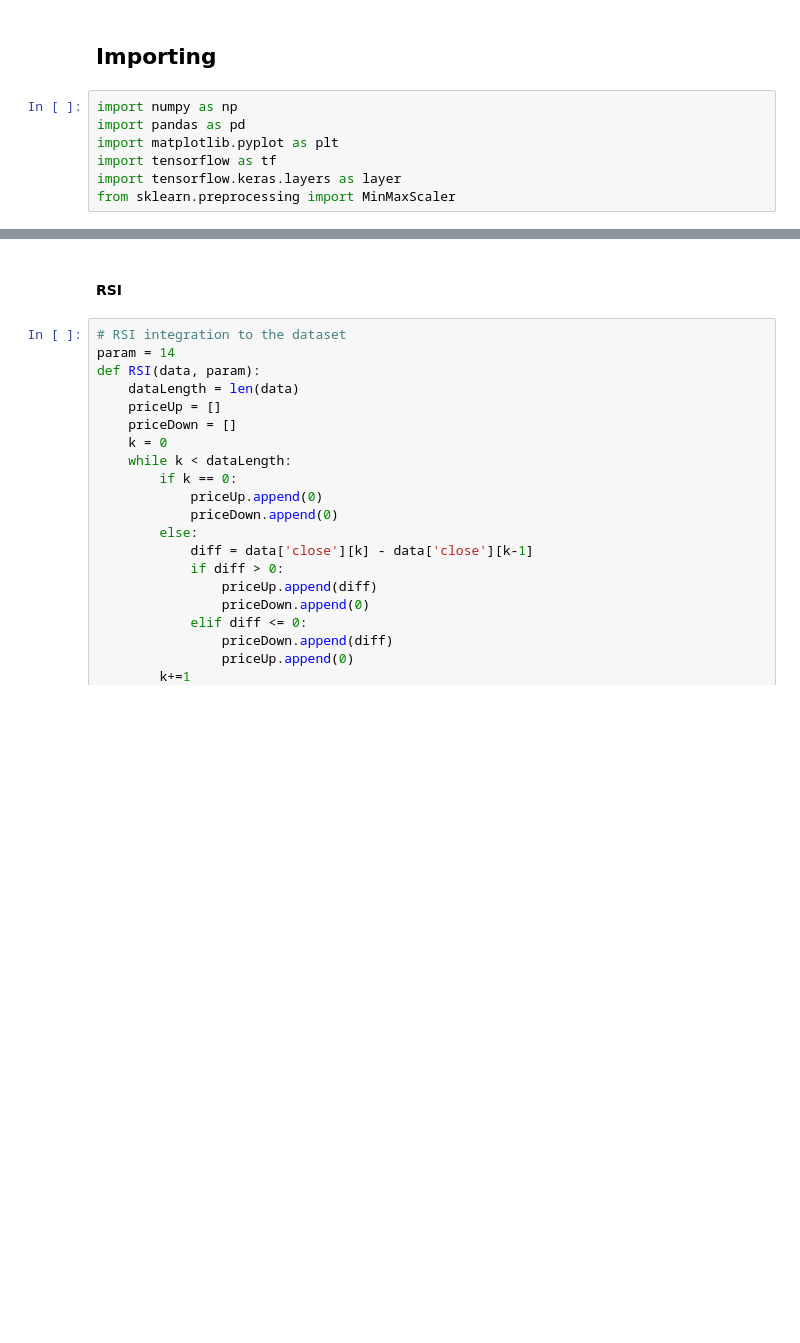
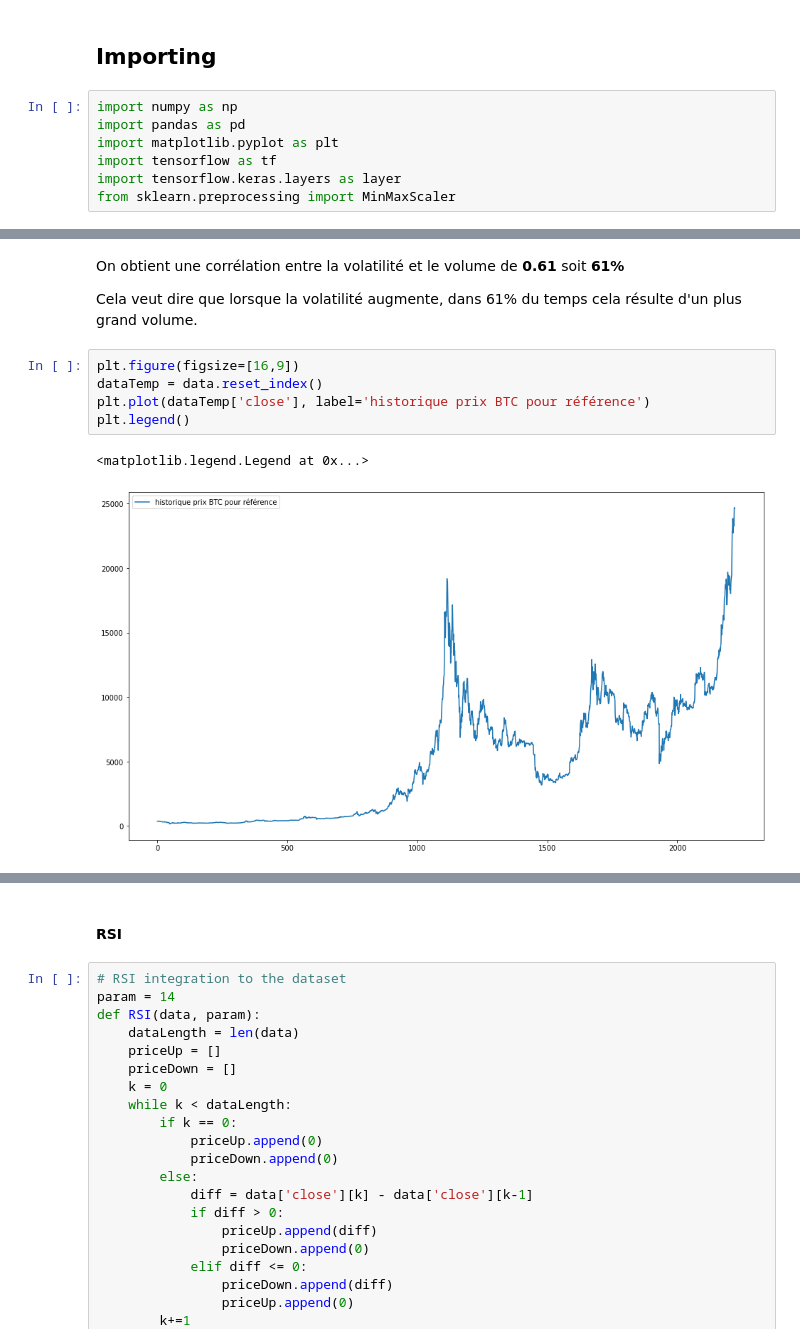
Before and after one commit to hderoche/RNN_Bitcoin_Prediction, a Jupyter notebook: RNN.ipynb, the cells around one changed output, grey strips where cells are left out. Cells and saved outputs as stored; diff of their text form; blank space fills up the shorter version.

```diff
--- a/RNN.ipynb
+++ b/RNN.ipynb
@@ -98,0 +107,12 @@ print(x_train.shape)
+# %% [markdown]
+On obtient une corrélation entre la volatilité et le volume de **0.61** soit **61%**
+
+Cela veut dire que lorsque la volatilité augmente, dans 61% du temps cela résulte d'un plus grand volume.
+# %%
+plt.figure(figsize=[16,9])
+dataTemp = data.reset_index()
+plt.plot(dataTemp['close'], label='historique prix BTC pour référence')
+plt.legend()
+# %% [output]
+<matplotlib.legend.Legend at 0x...>
+[figure, added]
```
Also changed, not shown: parts of 74 cells of this notebook.
